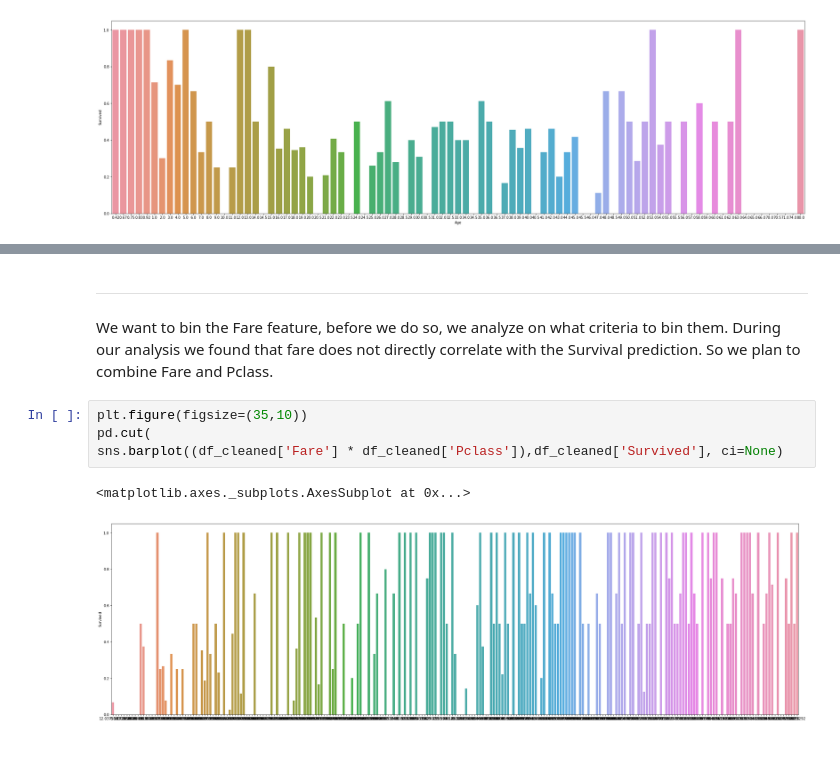
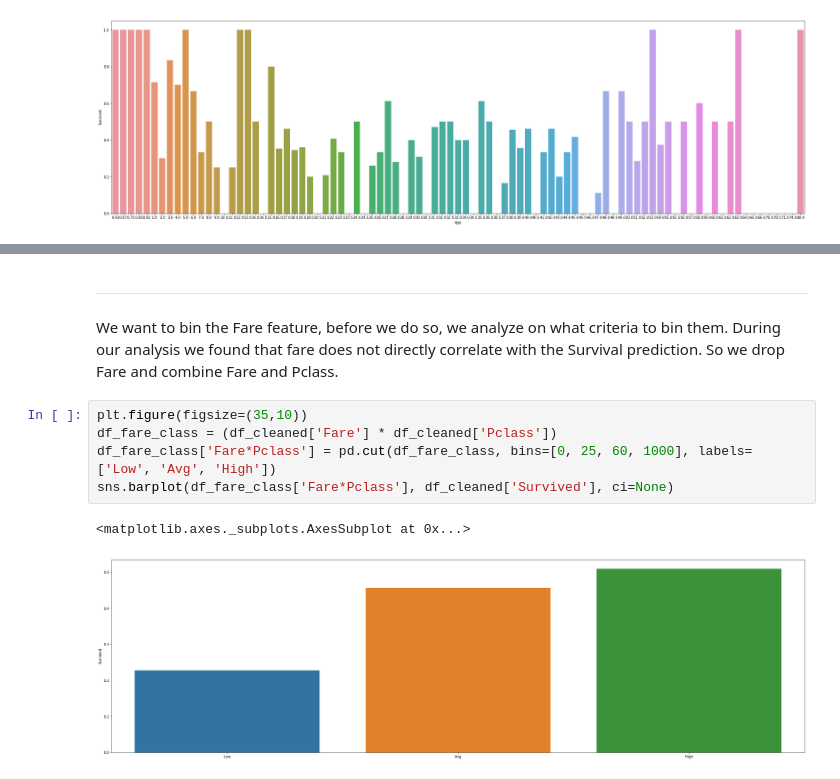
Before and after one commit to madhavhugar/Kaggle-Challenges, a Jupyter notebook: titanic-survival/src/analysis/titanic-survival-notebook.ipynb, the cells around one changed output, grey strips where cells are left out. Cells and saved outputs as stored; diff of their text form; blank space fills up the shorter version.

```diff
--- a/titanic-survival/src/analysis/titanic-survival-notebook.ipynb
+++ b/titanic-survival/src/analysis/titanic-survival-notebook.ipynb
@@ -289,10 +278,11 @@ titanic_train.display_head()
 # %% [markdown]
 ---
-We want to bin the Fare feature, before we do so, we analyze on what criteria to bin them. During our analysis we found that fare does not directly correlate with the Survival prediction. So we plan to combine Fare and Pclass.
+We want to bin the Fare feature, before we do so, we analyze on what criteria to bin them. During our analysis we found that fare does not directly correlate with the Survival prediction. So we drop Fare and combine Fare and Pclass.
 # %%
 plt.figure(figsize=(35,10))
-pd.cut(
-sns.barplot((df_cleaned['Fare'] * df_cleaned['Pclass']),df_cleaned['Survived'], ci=None)
+df_fare_class = (df_cleaned['Fare'] * df_cleaned['Pclass'])
+df_fare_class['Fare*Pclass'] = pd.cut(df_fare_class, bins=[0, 25, 60, 1000], labels=['Low', 'Avg', 'High'])
+sns.barplot(df_fare_class['Fare*Pclass'], df_cleaned['Survived'], ci=None)
 # %% [output]
 <matplotlib.axes._subplots.AxesSubplot at 0x...>
-[figure, old version]
+[figure, new version]
```
Also changed, not shown: parts of 5 cells of this notebook, 1 other file.
